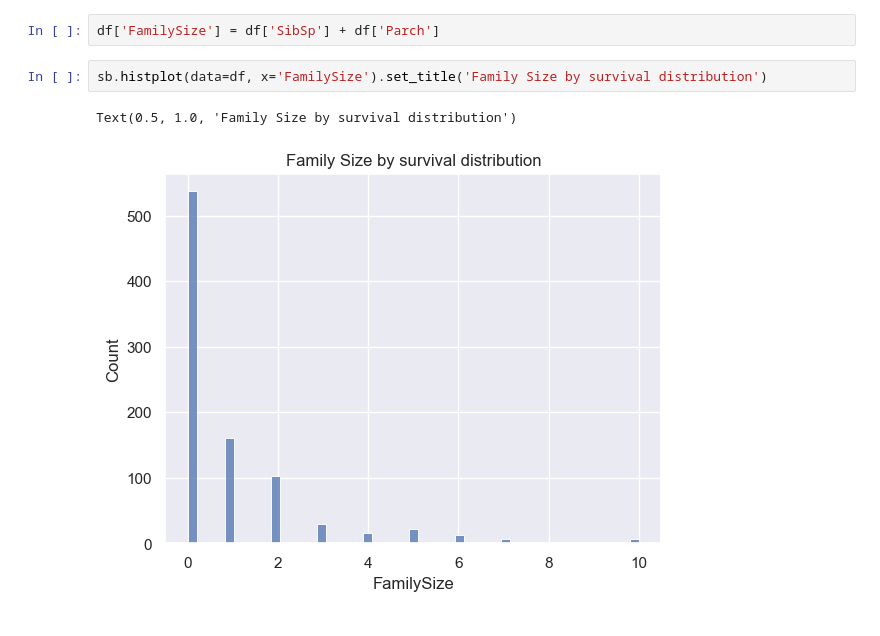
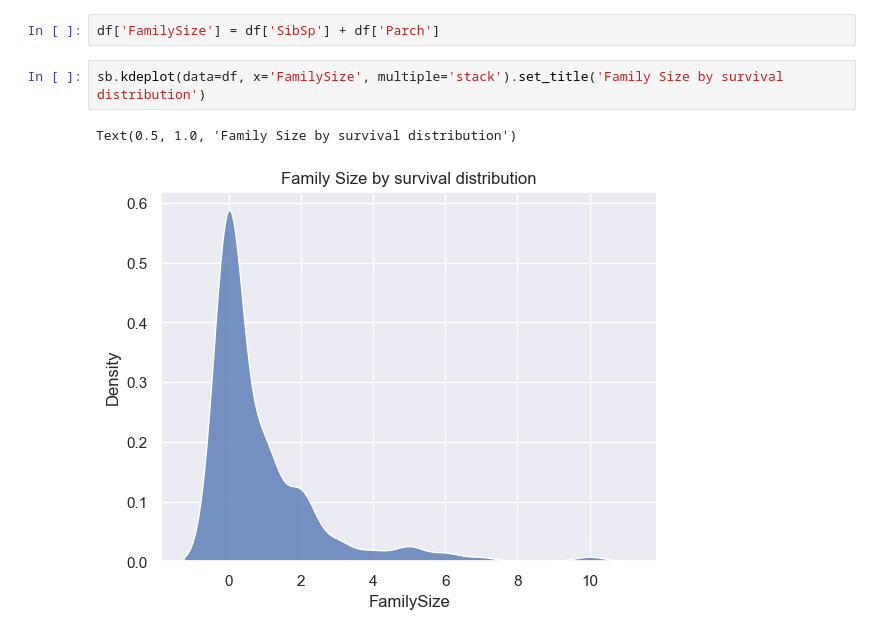
Before and after one commit to YumengLiu6044/titanicPredictions, a Jupyter notebook: data_analysis.ipynb, the cells around one changed output. Drawn from its saved outputs; the diff is of its cells as text.

Commit message:
Added kde plot of Survival count by family size

```diff
--- a/data_analysis.ipynb
+++ b/data_analysis.ipynb
@@ -93,7 +93,7 @@ Text(0.5, 1.0, 'Southampton')
 # %%
 df['FamilySize'] = df['SibSp'] + df['Parch']
 # %%
-sb.histplot(data=df, x='FamilySize').set_title('Family Size by survival distribution')
+sb.kdeplot(data=df, x='FamilySize', multiple='stack').set_title('Family Size by survival distribution')
 # %% [output]
 Text(0.5, 1.0, 'Family Size by survival distribution')
-[figure, old version]
+[figure, new version]
```
Also changed, not shown: 1 other file.
